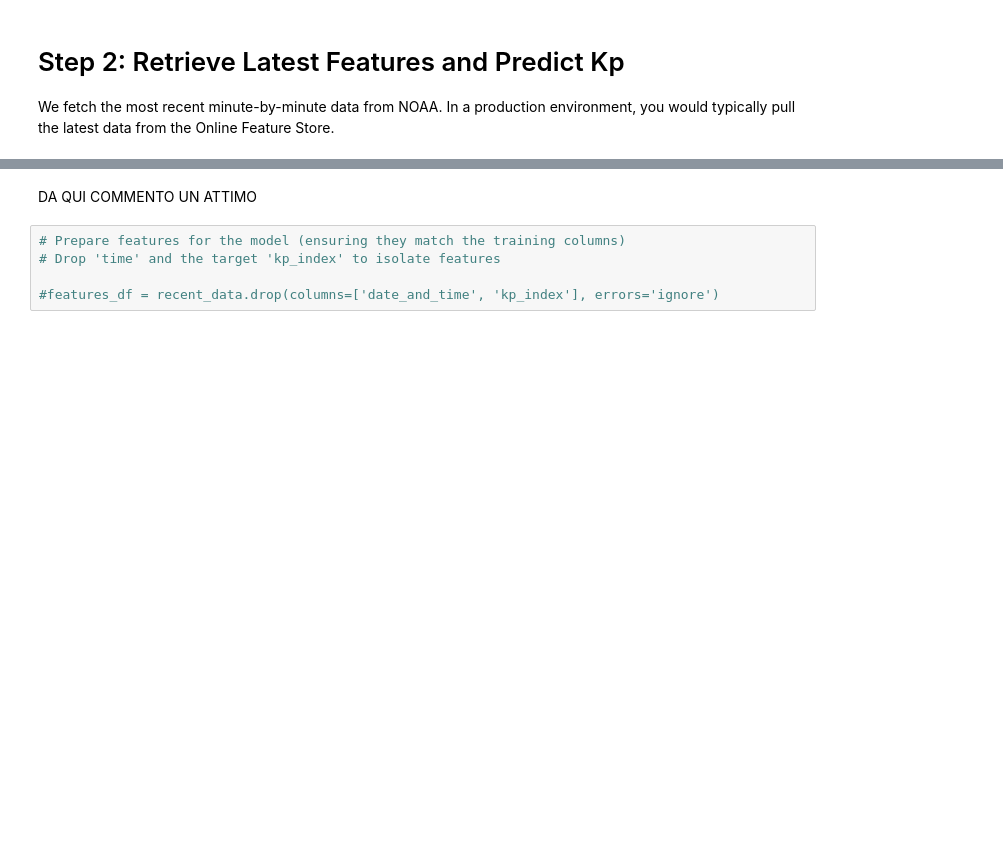
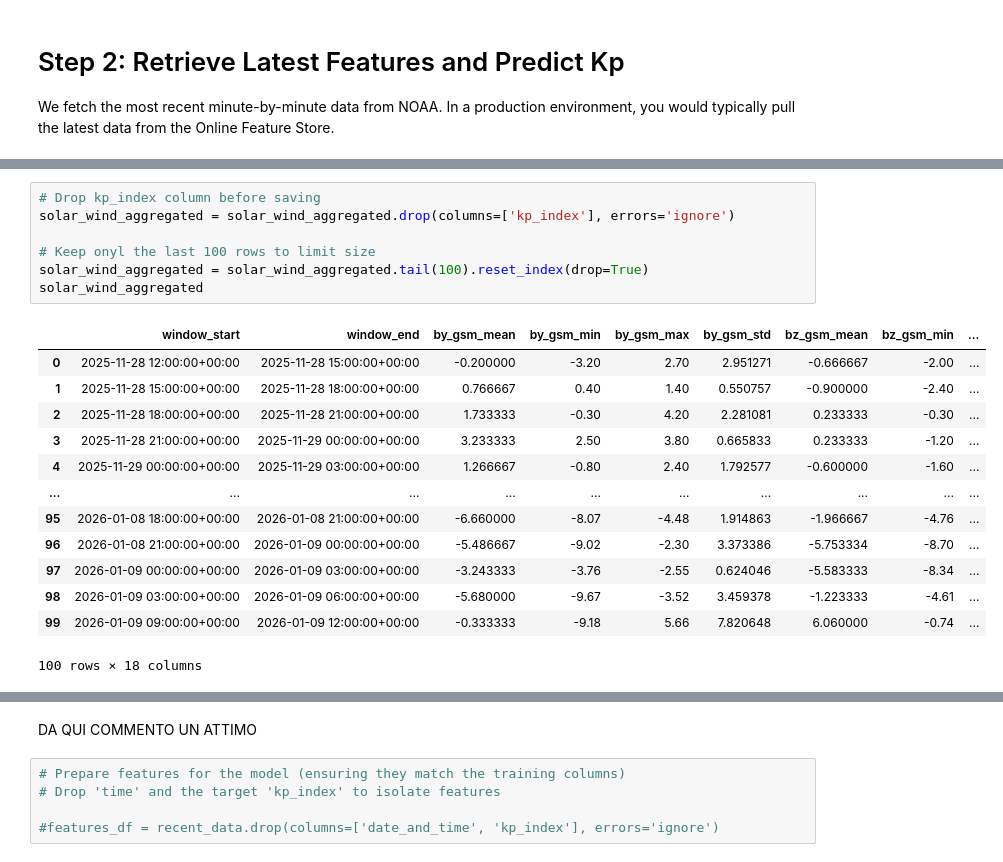
Before and after one commit to AlessandroBertelli/ID2223_Project, a Jupyter notebook: 4_aurora_batch_inference.ipynb, the cells around one changed output, grey strips where cells are left out. Drawn from its saved outputs; the diff is of its cells as text; blank space fills up the shorter version.

```diff
--- a/4_aurora_batch_inference.ipynb
+++ b/4_aurora_batch_inference.ipynb
@@ -93,0 +273,21 @@ Finished: Reading data from Hopsworks, using Hopsworks Feature Query Service (7.
+# %%
+# Drop kp_index column before saving
+solar_wind_aggregated = solar_wind_aggregated.drop(columns=['kp_index'], errors='ignore')
+
+# Keep onyl the last 100 rows to limit size
+solar_wind_aggregated = solar_wind_aggregated.tail(100).reset_index(drop=True)
+solar_wind_aggregated
+# %% [output]
+|  | window_start | window_end | by_gsm_mean | by_gsm_min | by_gsm_max | by_gsm_std | bz_gsm_mean | bz_gsm_min | ... |
+| 0 | 2025-11-28 12:00:00+00:00 | 2025-11-28 15:00:00+00:00 | -0.200000 | -3.20 | 2.70 | 2.951271 | -0.666667 | -2.00 | ... |
+| 1 | 2025-11-28 15:00:00+00:00 | 2025-11-28 18:00:00+00:00 | 0.766667 | 0.40 | 1.40 | 0.550757 | -0.900000 | -2.40 | ... |
+| 2 | 2025-11-28 18:00:00+00:00 | 2025-11-28 21:00:00+00:00 | 1.733333 | -0.30 | 4.20 | 2.281081 | 0.233333 | -0.30 | ... |
+| 3 | 2025-11-28 21:00:00+00:00 | 2025-11-29 00:00:00+00:00 | 3.233333 | 2.50 | 3.80 | 0.665833 | 0.233333 | -1.20 | ... |
+| 4 | 2025-11-29 00:00:00+00:00 | 2025-11-29 03:00:00+00:00 | 1.266667 | -0.80 | 2.40 | 1.792577 | -0.600000 | -1.60 | ... |
+| ... | ... | ... | ... | ... | ... | ... | ... | ... | ... |
+| 95 | 2026-01-08 18:00:00+00:00 | 2026-01-08 21:00:00+00:00 | -6.660000 | -8.07 | -4.48 | 1.914863 | -1.966667 | -4.76 | ... |
+| 96 | 2026-01-08 21:00:00+00:00 | 2026-01-09 00:00:00+00:00 | -5.486667 | -9.02 | -2.30 | 3.373386 | -5.753334 | -8.70 | ... |
+| 97 | 2026-01-09 00:00:00+00:00 | 2026-01-09 03:00:00+00:00 | -3.243333 | -3.76 | -2.55 | 0.624046 | -5.583333 | -8.34 | ... |
+| 98 | 2026-01-09 03:00:00+00:00 | 2026-01-09 06:00:00+00:00 | -5.680000 | -9.67 | -3.52 | 3.459378 | -1.223333 | -4.61 | ... |
+| 99 | 2026-01-09 09:00:00+00:00 | 2026-01-09 12:00:00+00:00 | -0.333333 | -9.18 | 5.66 | 7.820648 | 6.060000 | -0.74 | ... |
+100 rows × 18 columns
```
Also changed, not shown: parts of 10 cells of this notebook, 7 other files.
